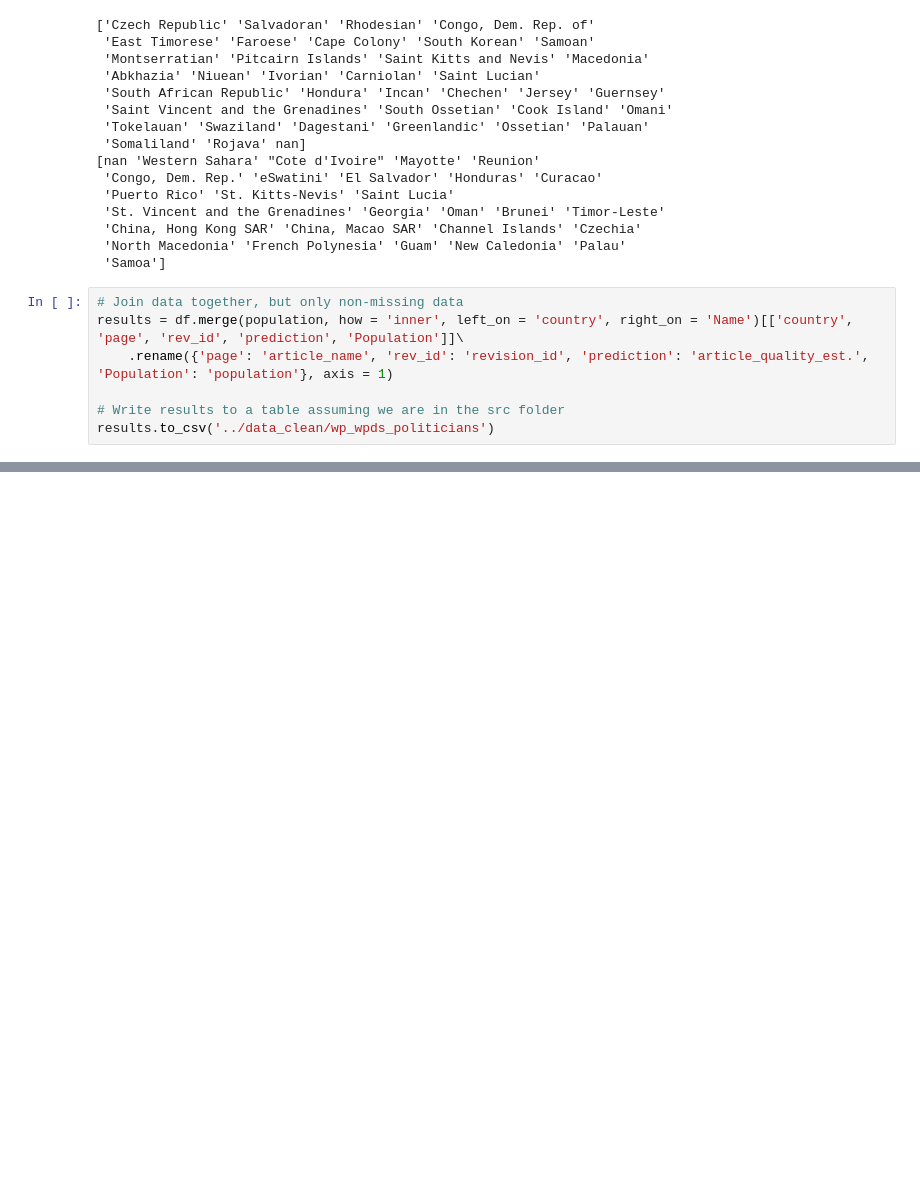
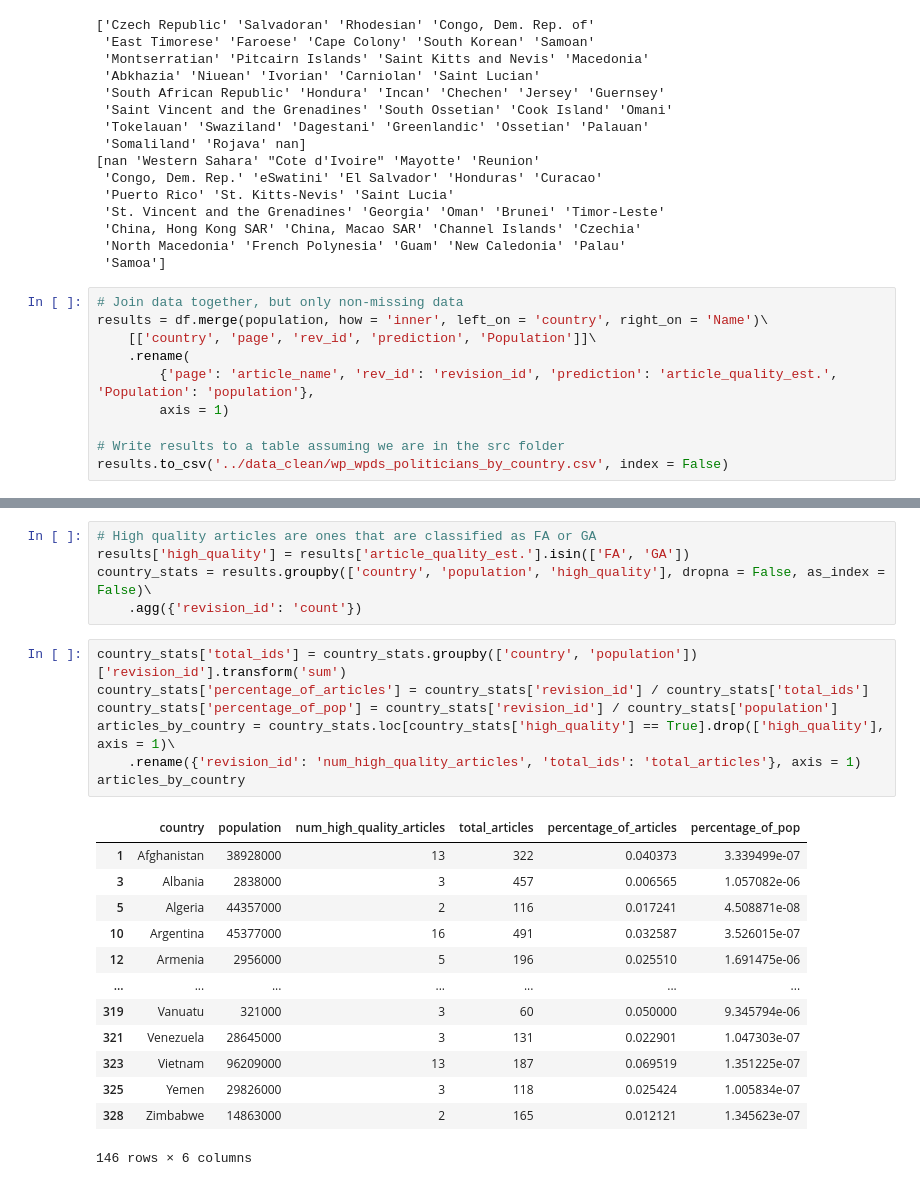
Before and after one commit to anushnap/data-512-a2, a Jupyter notebook: src/hcds-a2-bias.ipynb, the cells around one changed output, grey strips where cells are left out. Drawn from its saved outputs; the diff is of its cells as text; blank space fills up the shorter version.

Commit message:
summarized data

```diff
--- a/src/hcds-a2-bias.ipynb
+++ b/src/hcds-a2-bias.ipynb
@@ -274,8 +274,11 @@ print(missing_results['Name'].unique())
  'Samoa']
 # %%
 # Join data together, but only non-missing data
-results = df.merge(population, how = 'inner', left_on = 'country', right_on = 'Name')[['country', 'page', 'rev_id', 'prediction', 'Population']]\
-    .rename({'page': 'article_name', 'rev_id': 'revision_id', 'prediction': 'article_quality_est.', 'Population': 'population'}, axis = 1)
+results = df.merge(population, how = 'inner', left_on = 'country', right_on = 'Name')\
+    [['country', 'page', 'rev_id', 'prediction', 'Population']]\
+    .rename(
+        {'page': 'article_name', 'rev_id': 'revision_id', 'prediction': 'article_quality_est.', 'Population': 'population'},
+        axis = 1)
 
 # Write results to a table assuming we are in the src folder
-results.to_csv('../data_clean/wp_wpds_politicians')
+results.to_csv('../data_clean/wp_wpds_politicians_by_country.csv', index = False)
@@ -297,0 +292,26 @@ results
+# %%
+# High quality articles are ones that are classified as FA or GA
+results['high_quality'] = results['article_quality_est.'].isin(['FA', 'GA'])
+country_stats = results.groupby(['country', 'population', 'high_quality'], dropna = False, as_index = False)\
+    .agg({'revision_id': 'count'})
+# %%
+country_stats['total_ids'] = country_stats.groupby(['country', 'population'])['revision_id'].transform('sum')
+country_stats['percentage_of_articles'] = country_stats['revision_id'] / country_stats['total_ids']
+country_stats['percentage_of_pop'] = country_stats['revision_id'] / country_stats['population']
+articles_by_country = country_stats.loc[country_stats['high_quality'] == True].drop(['high_quality'], axis = 1)\
+    .rename({'revision_id': 'num_high_quality_articles', 'total_ids': 'total_articles'}, axis = 1)
+articles_by_country
+# %% [output]
+|  | country | population | num_high_quality_articles | total_articles | percentage_of_articles | percentage_of_pop |
+| 1 | Afghanistan | 38928000 | 13 | 322 | 0.040373 | 3.339499e-07 |
+| 3 | Albania | 2838000 | 3 | 457 | 0.006565 | 1.057082e-06 |
+| 5 | Algeria | 44357000 | 2 | 116 | 0.017241 | 4.508871e-08 |
+| 10 | Argentina | 45377000 | 16 | 491 | 0.032587 | 3.526015e-07 |
+| 12 | Armenia | 2956000 | 5 | 196 | 0.025510 | 1.691475e-06 |
+| ... | ... | ... | ... | ... | ... | ... |
+| 319 | Vanuatu | 321000 | 3 | 60 | 0.050000 | 9.345794e-06 |
+| 321 | Venezuela | 28645000 | 3 | 131 | 0.022901 | 1.047303e-07 |
+| 323 | Vietnam | 96209000 | 13 | 187 | 0.069519 | 1.351225e-07 |
+| 325 | Yemen | 29826000 | 3 | 118 | 0.025424 | 1.005834e-07 |
+| 328 | Zimbabwe | 14863000 | 2 | 165 | 0.012121 | 1.345623e-07 |
+146 rows × 6 columns
```
Also changed, not shown: parts of 3 cells of this notebook, 1 other file.
